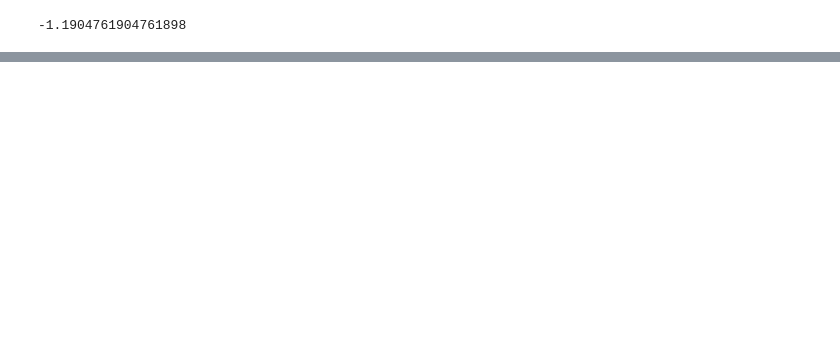
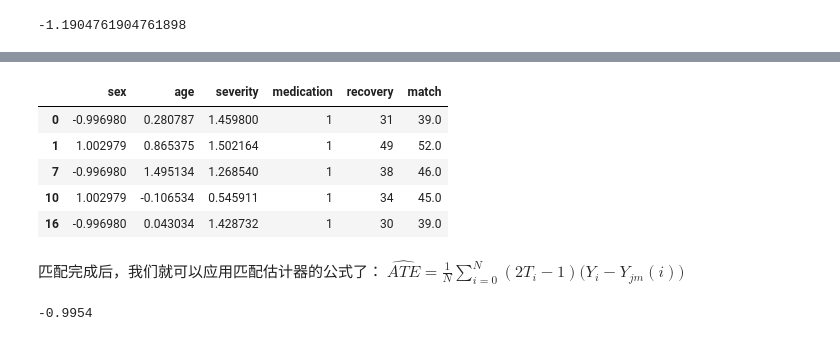
Before and after one commit to xieliaing/CausalInferenceIntro, a Jupyter notebook: chapters/10 第十章 匹配.ipynb, the cells around one changed output, grey strips where cells are left out. Cells and saved outputs as stored; diff of their text form; code cells hidden in the pictures; blank space fills up the shorter version.

```diff
--- a/chapters/10 第十章 匹配.ipynb
+++ b/chapters/10 第十章 匹配.ipynb
@@ -35,0 +182,3 @@ drug_example.query("drug==1")["days"].mean() - drug_example.query("drug==0")["da
+# %%
+med = pd.read_csv("./data/medicine_impact_recovery.csv")
+med.head()
@@ -35,0 +200,7 @@ drug_example.query("drug==1")["days"].mean() - drug_example.query("drug==0")["da
+# %%
+# scale features
+X = ["severity", "age", "sex"]
+y = "recovery"
+
+med = med.assign(**{f: (med[f] - med[f].mean())/med[f].std() for f in X})
+med.head()
@@ -35,0 +218,34 @@ drug_example.query("drug==1")["days"].mean() - drug_example.query("drug==0")["da
+# %%
+from sklearn.neighbors import KNeighborsRegressor
+
+treated = med.query("medication==1")
+untreated = med.query("medication==0")
+
+mt0 = KNeighborsRegressor(n_neighbors=1).fit(untreated[X], untreated[y])
+mt1 = KNeighborsRegressor(n_neighbors=1).fit(treated[X], treated[y])
+
+predicted = pd.concat([
+    # find matches for the treated looking at the untreated knn model
+    treated.assign(match=mt0.predict(treated[X])),
+
+    # find matches for the untreated looking at the treated knn model
+    untreated.assign(match=mt1.predict(untreated[X]))
+])
+
+predicted.head()
+# %% [output]
+|  | sex | age | severity | medication | recovery | match |
+| 0 | -0.996980 | 0.280787 | 1.459800 | 1 | 31 | 39.0 |
+| 1 | 1.002979 | 0.865375 | 1.502164 | 1 | 49 | 52.0 |
+| 7 | -0.996980 | 1.495134 | 1.268540 | 1 | 38 | 46.0 |
+| 10 | 1.002979 | -0.106534 | 0.545911 | 1 | 34 | 45.0 |
+| 16 | -0.996980 | 0.043034 | 1.428732 | 1 | 30 | 39.0 |
+# %% [markdown]
+匹配完成后，我们就可以应用匹配估计器的公式了：
+$
+\hat{ATE} = \frac{1}{N} \sum^N_{i=0} (2T_i - 1)\big(Y_i - Y_{jm}(i)\big)
+$
+# %%
+np.mean((2*predicted["medication"] - 1)*(predicted["recovery"] - predicted["match"]))
+# %% [output]
+-0.9954
```
Also changed, not shown: parts of 22 cells of this notebook.
